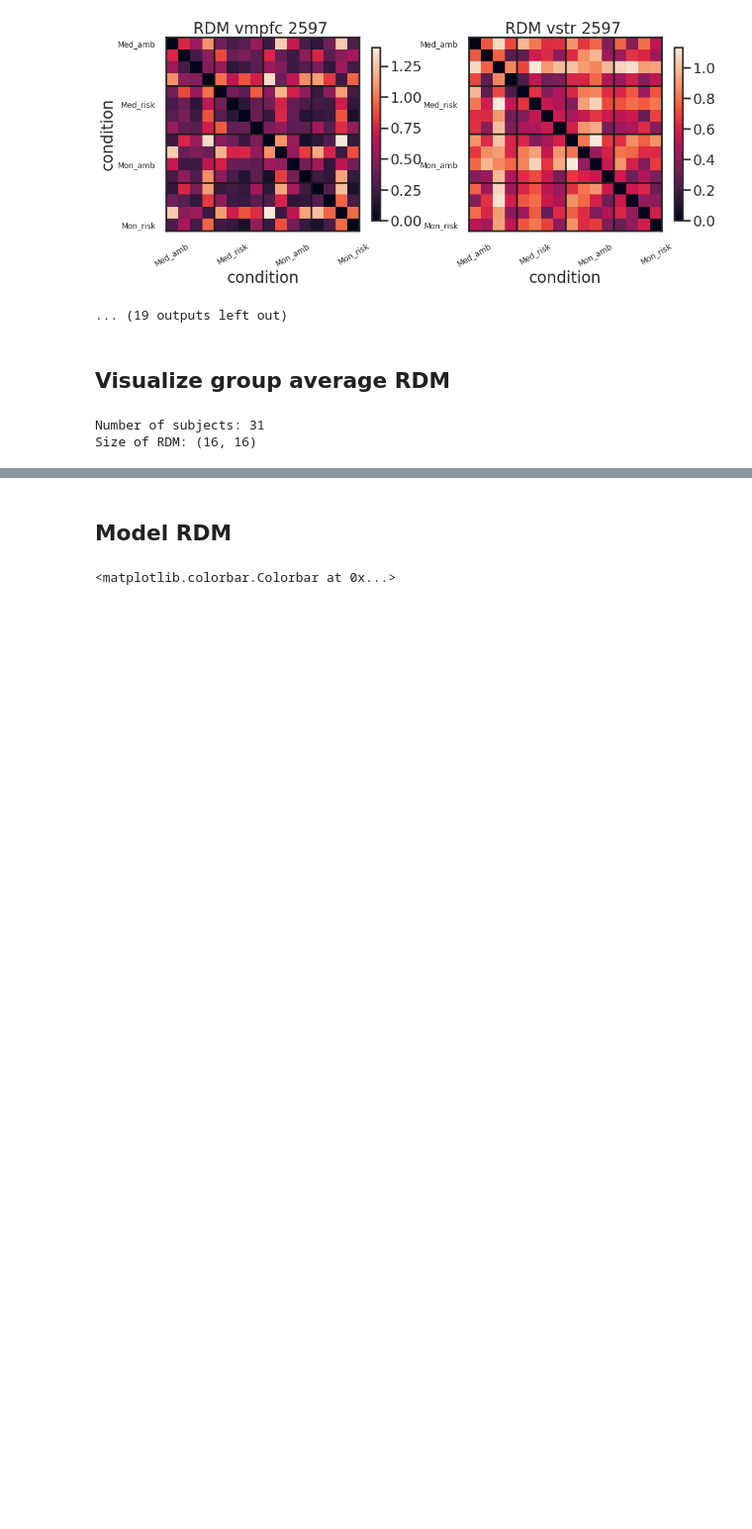
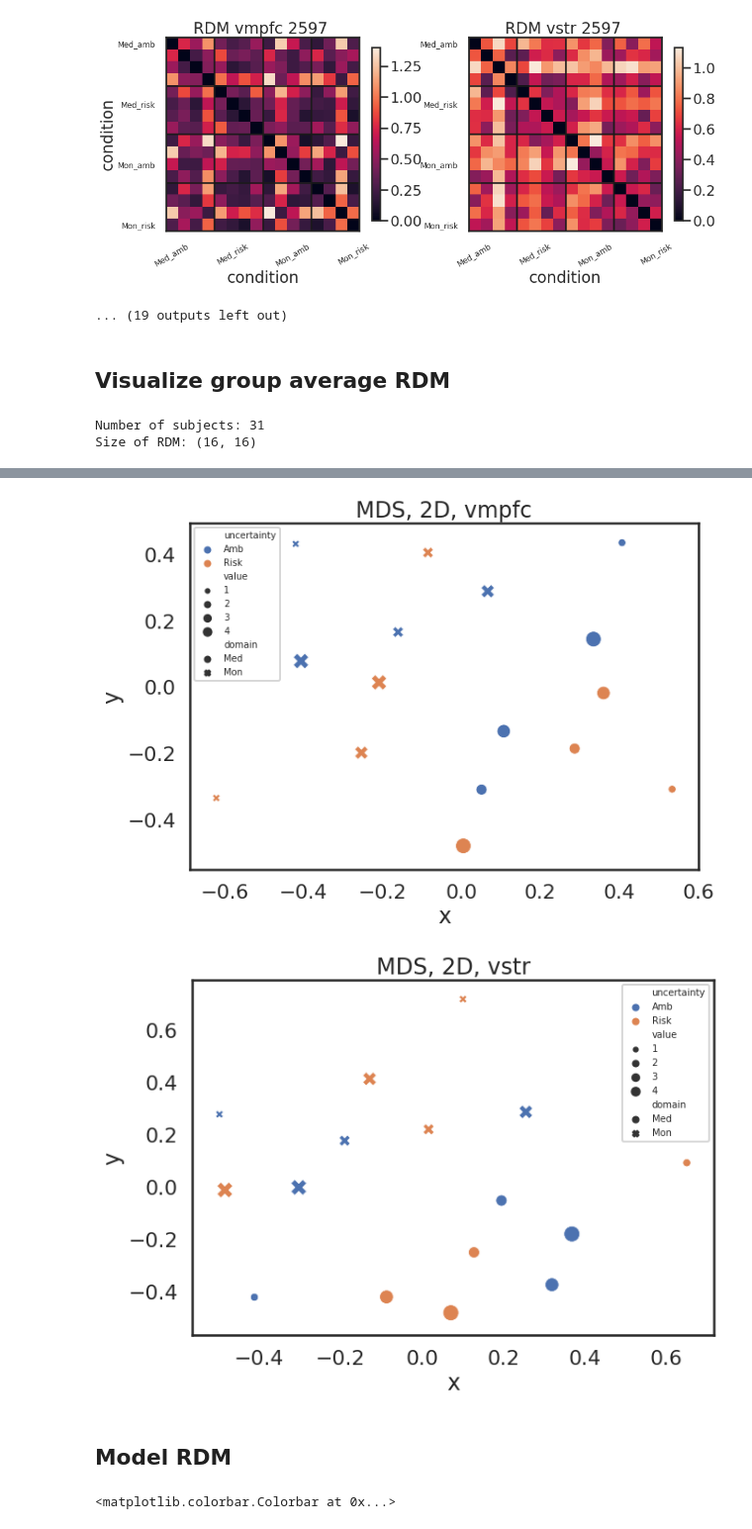
Before and after one commit to ruonanjia/mdm_imaging_analysis, a Jupyter notebook: mdm_rsa.ipynb, the cells around one changed output, grey strips where cells are left out. Shown at 99% size. Cells and saved outputs as stored; diff of their text form; code cells hidden in the pictures; blank space fills up the shorter version.

```diff
--- a/mdm_rsa.ipynb
+++ b/mdm_rsa.ipynb
@@ -201,0 +204,30 @@ f.subplots_adjust(wspace = 0.25)
+# %%
+roi_rdm_mean = {}
+for roi_name in roi_names:
+    roi_rdm_mean[roi_name] = np.mean(roi_rdm[roi_name], axis=0)
+
+for roi_name in roi_names:
+    # Create the MDS object
+    mds = MDS(n_components=2, dissimilarity="precomputed", random_state=0)
+    results = mds.fit(roi_rdm_mean[roi_name])
+
+    coords = results.embedding_
+
+    value = [1,2,3,4,1,2,3,4,1,2,3,4,1,2,3,4]
+    uncert = ['Amb','Amb','Amb','Amb','Risk','Risk','Risk','Risk',
+              'Amb','Amb','Amb','Amb','Risk','Risk','Risk','Risk']
+    domain = ['Med','Med','Med','Med','Med','Med','Med','Med',
+              'Mon','Mon','Mon','Mon','Mon','Mon','Mon','Mon']
+
+    mds_coord = pd.DataFrame({'x': coords[:,0], 'y': coords[:,1], 'value': value,
+                'uncertainty': uncert, 'domain': domain})
+
+    f, ax = plt.subplots(1,1,figsize=(10, 7))
+    ax = sns.scatterplot(x='x', y = 'y',
+                         size = 'value', hue = 'uncertainty', style = 'domain',
+                         data=mds_coord, legend = 'full')
+    plt.legend(fontsize = 10, markerscale = 0.5, loc = 'best')
+    plt.title('MDS, 2D,' + ' ' + roi_name);
+# %% [output]
+[figure, added]
+[figure, added]
```
Also changed, not shown: parts of 6 cells of this notebook.
